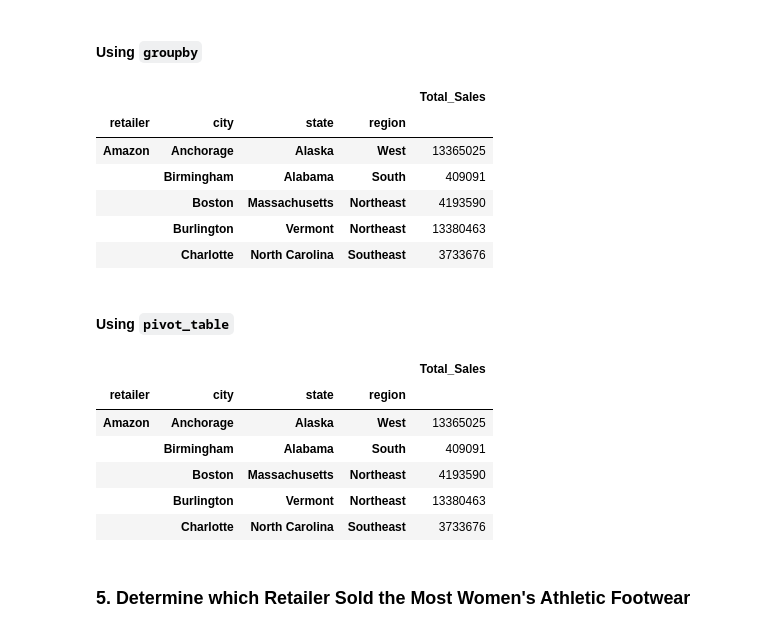
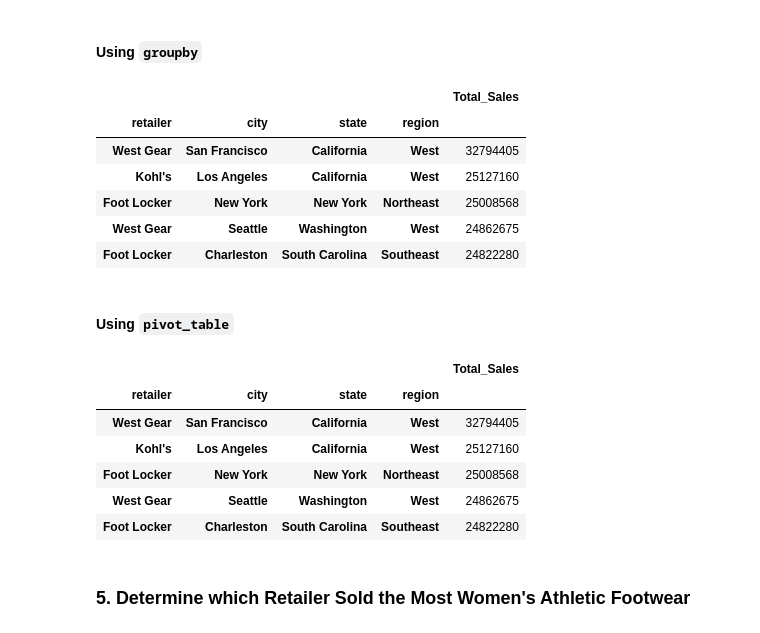
Before and after one commit to hsingh8015/athletic_sales_analysis, a Jupyter notebook: athletic_sales_analysis.ipynb, the cells around one changed output. Saved outputs shown, nothing was run; the diff lists cells and outputs as text; code cells hidden in the pictures.

```diff
--- a/athletic_sales_analysis.ipynb
+++ b/athletic_sales_analysis.ipynb
@@ -224,19 +228,20 @@ Total_Sales_Pivot.head()
 # %%
 # Show the total sales for the products sold for each retailer, region, state, and city.
 # Rename the "total_sales" column to "Total Sales"
 Total_Sales_Each_Retailer = combined_2020_2021_rows.groupby(["retailer","city","state", "region"])[["total_sales"]].agg("sum")
 
 Total_Sales_Each_Retailer.rename(columns={'total_sales': 'Total_Sales'}, inplace=True)
 # Show the top 5 results.
-Total_Sales_Each_Retailer.head()
+sorted_df = Total_Sales_Each_Retailer.sort_values(by='Total_Sales', ascending=False)
+sorted_df.head()
 # %% [output]
 |  |  |  |  | Total_Sales |
 | retailer | city | state | region |  |
-| Amazon | Anchorage | Alaska | West | 13365025 |
-|  | Birmingham | Alabama | South | 409091 |
-|  | Boston | Massachusetts | Northeast | 4193590 |
-|  | Burlington | Vermont | Northeast | 13380463 |
-|  | Charlotte | North Carolina | Southeast | 3733676 |
+| West Gear | San Francisco | California | West | 32794405 |
+| Kohl's | Los Angeles | California | West | 25127160 |
+| Foot Locker | New York | New York | Northeast | 25008568 |
+| West Gear | Seattle | Washington | West | 24862675 |
+| Foot Locker | Charleston | South Carolina | Southeast | 24822280 |
 # %% [markdown]
 #### Using `pivot_table`
 # %%
@@ -250,15 +255,16 @@ Total_Sales_Each_Retailer = pd.pivot_table(combined_2020_2021_rows,
 Total_Sales_Each_Retailer = Total_Sales_Each_Retailer.rename(columns={"total_sales": "Total_Sales"})
 
 # Show the top 5 results.
-Total_Sales_Each_Retailer.head()
+sorted_df = Total_Sales_Each_Retailer.sort_values(by='Total_Sales', ascending=False)
+sorted_df.head()
 # %% [output]
 |  |  |  |  | Total_Sales |
 | retailer | city | state | region |  |
-| Amazon | Anchorage | Alaska | West | 13365025 |
-|  | Birmingham | Alabama | South | 409091 |
-|  | Boston | Massachusetts | Northeast | 4193590 |
-|  | Burlington | Vermont | Northeast | 13380463 |
-|  | Charlotte | North Carolina | Southeast | 3733676 |
+| West Gear | San Francisco | California | West | 32794405 |
+| Kohl's | Los Angeles | California | West | 25127160 |
+| Foot Locker | New York | New York | Northeast | 25008568 |
+| West Gear | Seattle | Washington | West | 24862675 |
+| Foot Locker | Charleston | South Carolina | Southeast | 24822280 |
 # %% [markdown]
 ### 5. Determine which Retailer Sold the Most Women's Athletic Footwear
 # %%
```
Also changed, not shown: parts of 8 cells of this notebook, 1 other file.
